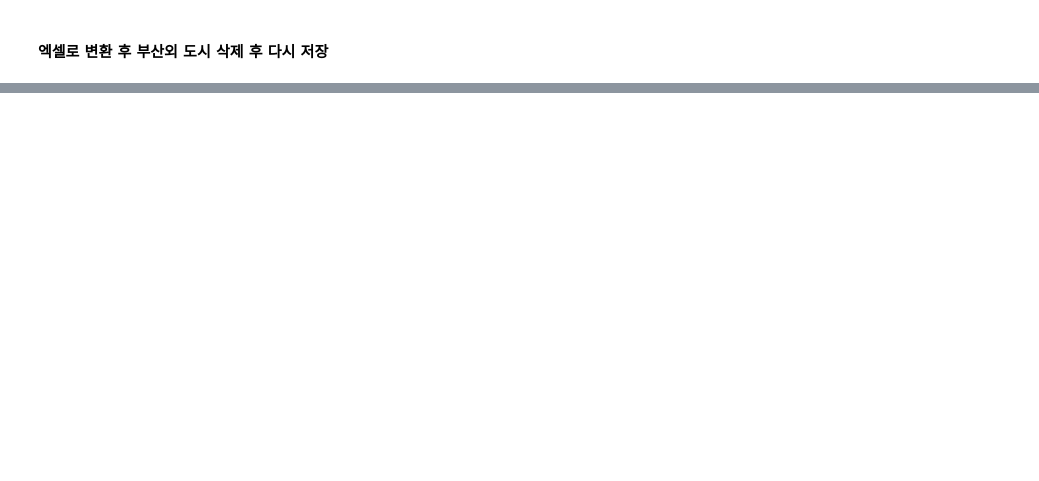
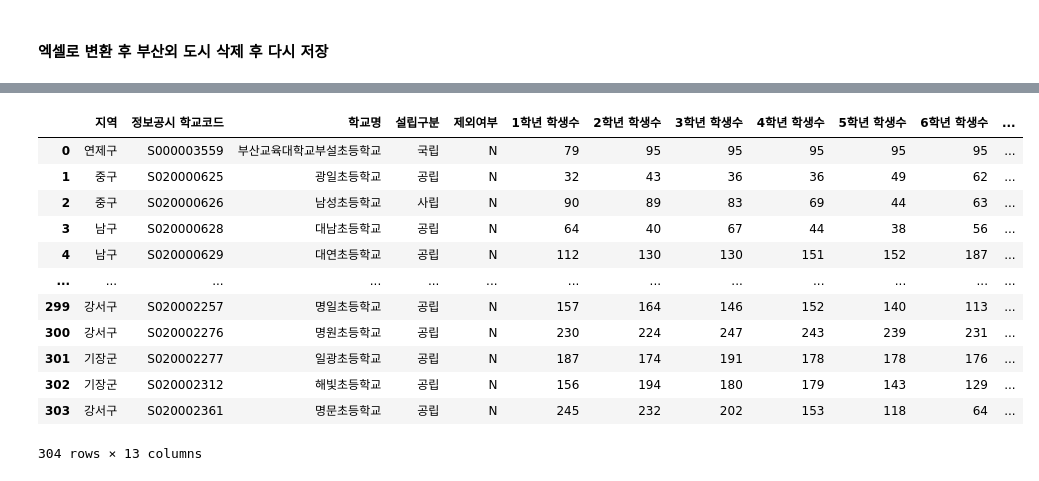
Before and after one commit to hugoMGSung/works-need-it-data-analysis, a Jupyter notebook: hugo-personal-project-2024/hg02-elementaryschools-analysis.ipynb, the cells around one changed output, grey strips where cells are left out. Saved outputs shown, nothing was run; the diff lists cells and outputs as text; code cells hidden in the pictures; blank space fills up the shorter version.

```diff
--- a/hugo-personal-project-2024/hg02-elementaryschools-analysis.ipynb
+++ b/hugo-personal-project-2024/hg02-elementaryschools-analysis.ipynb
@@ -138,0 +282,18 @@ df_origin
+# %%
+## 다시 읽기
+df_buel = pd.read_excel('./2024년_부산_초등학교_학생수_최종정리.xlsx')
+df_buel
+# %% [output]
+|  | 지역 | 정보공시 학교코드 | 학교명 | 설립구분 | 제외여부 | 1학년 학생수 | 2학년 학생수 | 3학년 학생수 | 4학년 학생수 | 5학년 학생수 | 6학년 학생수 | ... |
+| 0 | 연제구 | S000003559 | 부산교육대학교부설초등학교 | 국립 | N | 79 | 95 | 95 | 95 | 95 | 95 | ... |
+| 1 | 중구 | S020000625 | 광일초등학교 | 공립 | N | 32 | 43 | 36 | 36 | 49 | 62 | ... |
+| 2 | 중구 | S020000626 | 남성초등학교 | 사립 | N | 90 | 89 | 83 | 69 | 44 | 63 | ... |
+| 3 | 남구 | S020000628 | 대남초등학교 | 공립 | N | 64 | 40 | 67 | 44 | 38 | 56 | ... |
+| 4 | 남구 | S020000629 | 대연초등학교 | 공립 | N | 112 | 130 | 130 | 151 | 152 | 187 | ... |
+| ... | ... | ... | ... | ... | ... | ... | ... | ... | ... | ... | ... | ... |
+| 299 | 강서구 | S020002257 | 명일초등학교 | 공립 | N | 157 | 164 | 146 | 152 | 140 | 113 | ... |
+| 300 | 강서구 | S020002276 | 명원초등학교 | 공립 | N | 230 | 224 | 247 | 243 | 239 | 231 | ... |
+| 301 | 기장군 | S020002277 | 일광초등학교 | 공립 | N | 187 | 174 | 191 | 178 | 178 | 176 | ... |
+| 302 | 기장군 | S020002312 | 해빛초등학교 | 공립 | N | 156 | 194 | 180 | 179 | 143 | 129 | ... |
+| 303 | 강서구 | S020002361 | 명문초등학교 | 공립 | N | 245 | 232 | 202 | 153 | 118 | 64 | ... |
+304 rows × 13 columns
```
Also changed, not shown: parts of 30 cells of this notebook, 7 other files.
